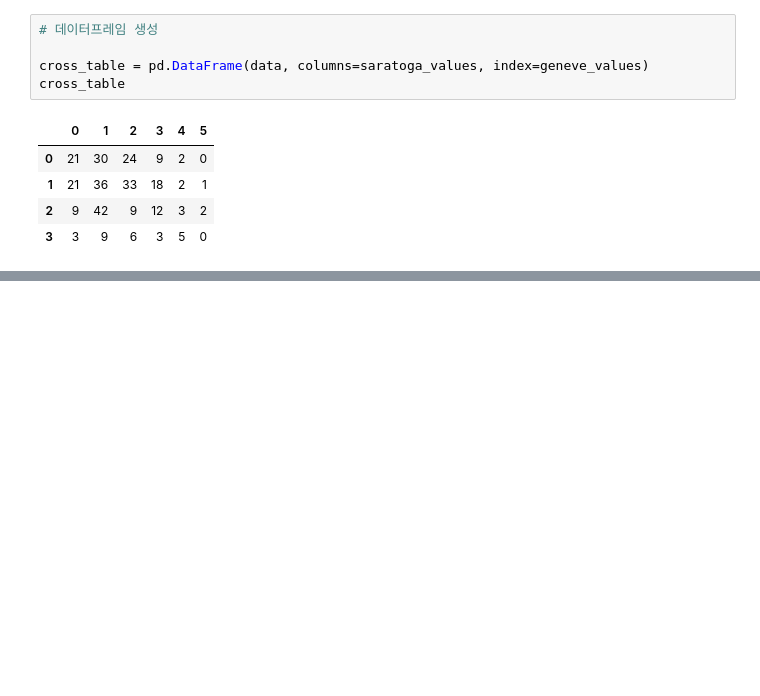
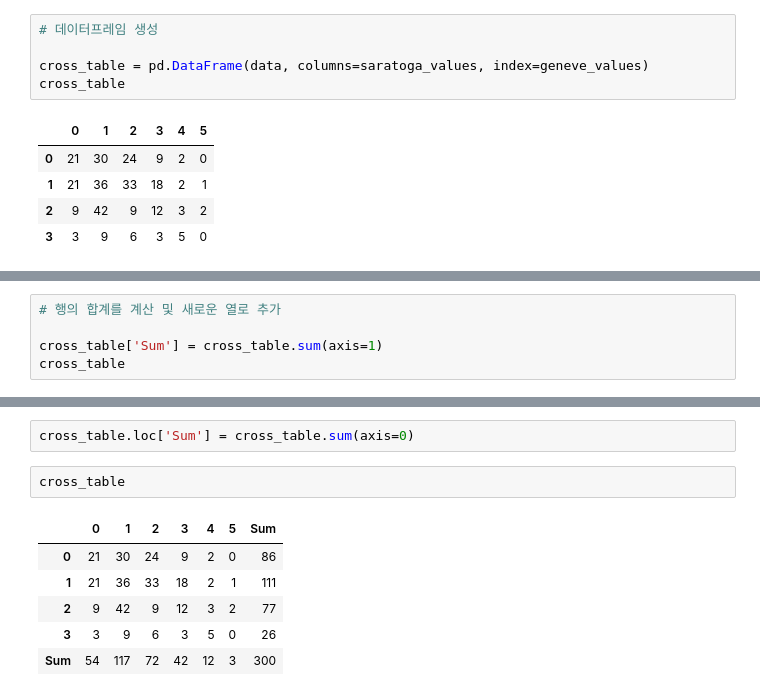
Before and after one commit to siwoolyyy/ml-data, a Jupyter notebook: S&P/3w-2.ipynb, the cells around one changed output, grey strips where cells are left out. Cells and saved outputs as stored; diff of their text form; blank space fills up the shorter version.

```diff
--- a/S&P/3w-2.ipynb
+++ b/S&P/3w-2.ipynb
@@ -120,0 +122,5 @@ np.int64(300)
+# %%
+# 행의 합계를 계산 및 새로운 열로 추가
+
+cross_table['Sum'] = cross_table.sum(axis=1)
+cross_table
@@ -120,0 +133,11 @@ np.int64(300)
+# %%
+cross_table.loc['Sum'] = cross_table.sum(axis=0)
+# %%
+cross_table
+# %% [output]
+|  | 0 | 1 | 2 | 3 | 4 | 5 | Sum |
+| 0 | 21 | 30 | 24 | 9 | 2 | 0 | 86 |
+| 1 | 21 | 36 | 33 | 18 | 2 | 1 | 111 |
+| 2 | 9 | 42 | 9 | 12 | 3 | 2 | 77 |
+| 3 | 3 | 9 | 6 | 3 | 5 | 0 | 26 |
+| Sum | 54 | 117 | 72 | 42 | 12 | 3 | 300 |
```
Also changed, not shown: parts of 23 cells of this notebook, 1 other file.
